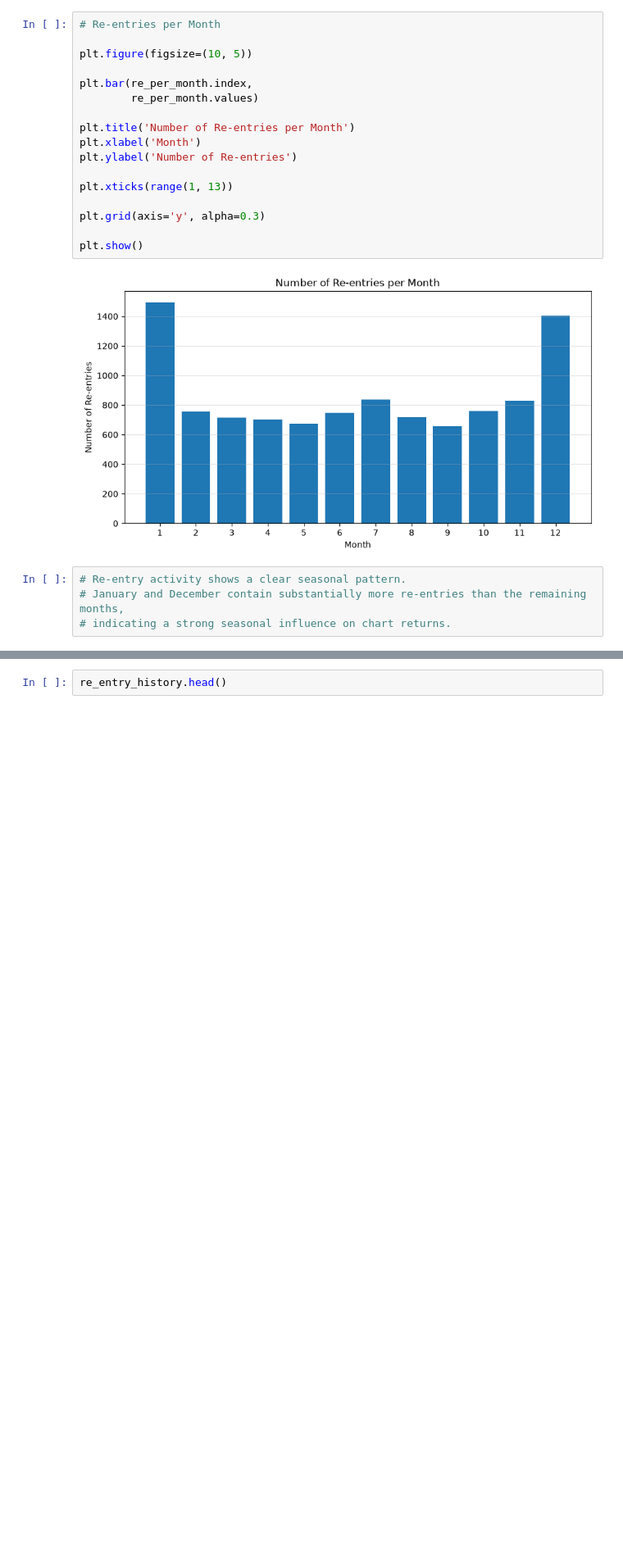
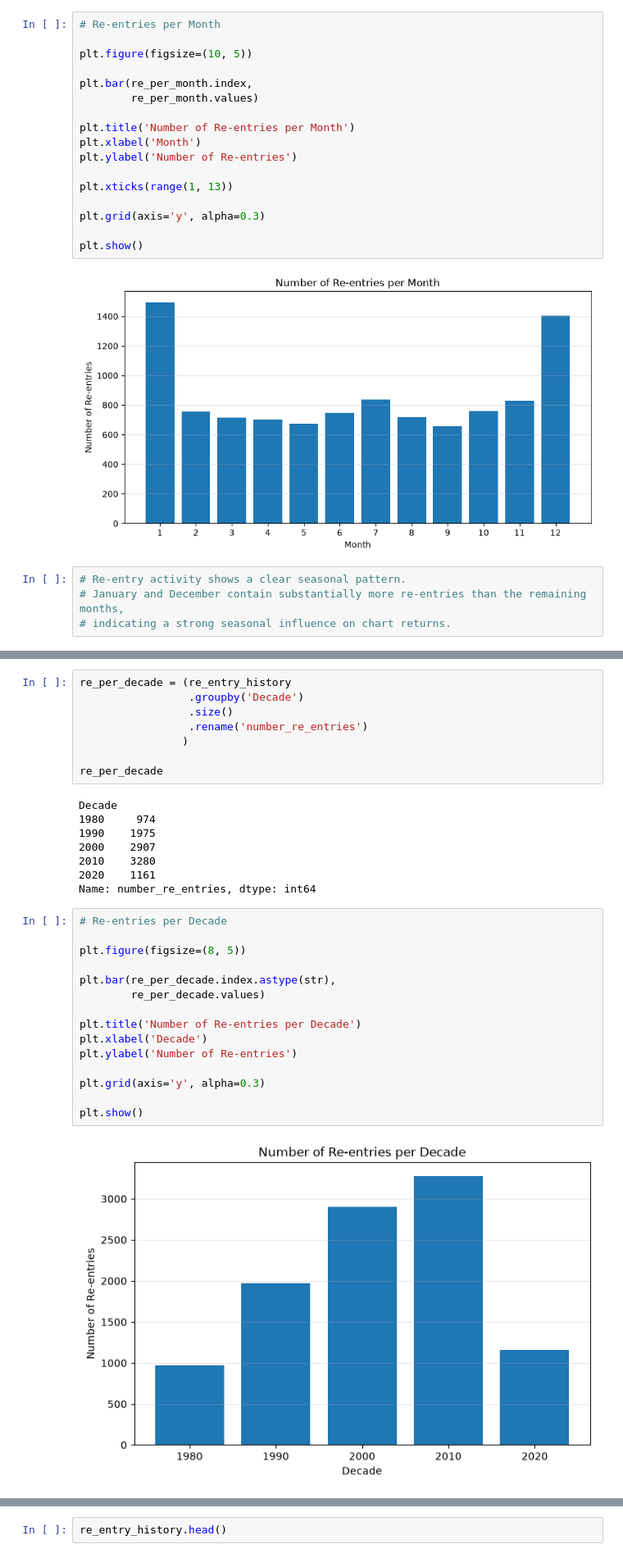
Before and after one commit to Sabrinalyst/what-happened-to-music, a Jupyter notebook: notebooks/04_chart_analysis.ipynb, the cells around one changed output, grey strips where cells are left out. Shown at 82% size. Saved outputs shown, nothing was run; the diff lists cells and outputs as text; blank space fills up the shorter version.

Commit message:
Complete chart entry analysis

```diff
--- a/notebooks/04_chart_analysis.ipynb
+++ b/notebooks/04_chart_analysis.ipynb
@@ -506,0 +515,33 @@ plt.show()
+# %%
+re_per_decade = (re_entry_history
+                 .groupby('Decade')
+                 .size()
+                 .rename('number_re_entries')
+                )
+
+re_per_decade
+# %% [output]
+Decade
+1980     974
+1990    1975
+2000    2907
+2010    3280
+2020    1161
+Name: number_re_entries, dtype: int64
+# %%
+# Re-entries per Decade
+
+plt.figure(figsize=(8, 5))
+
+plt.bar(re_per_decade.index.astype(str),
+        re_per_decade.values)
+
+plt.title('Number of Re-entries per Decade')
+plt.xlabel('Decade')
+plt.ylabel('Number of Re-entries')
+
+plt.grid(axis='y', alpha=0.3)
+
+plt.show()
+# %% [output]
+[figure, added]
```
Also changed, not shown: parts of 42 cells of this notebook, 1 other file.
